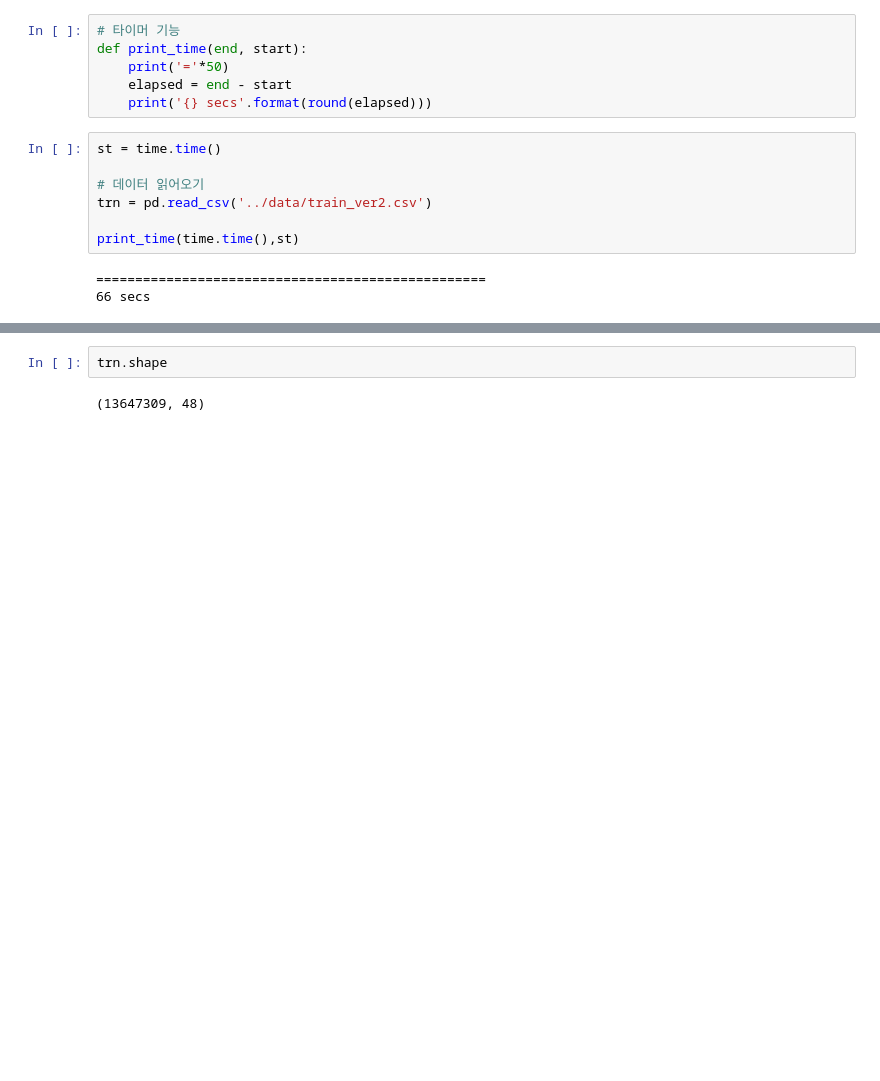
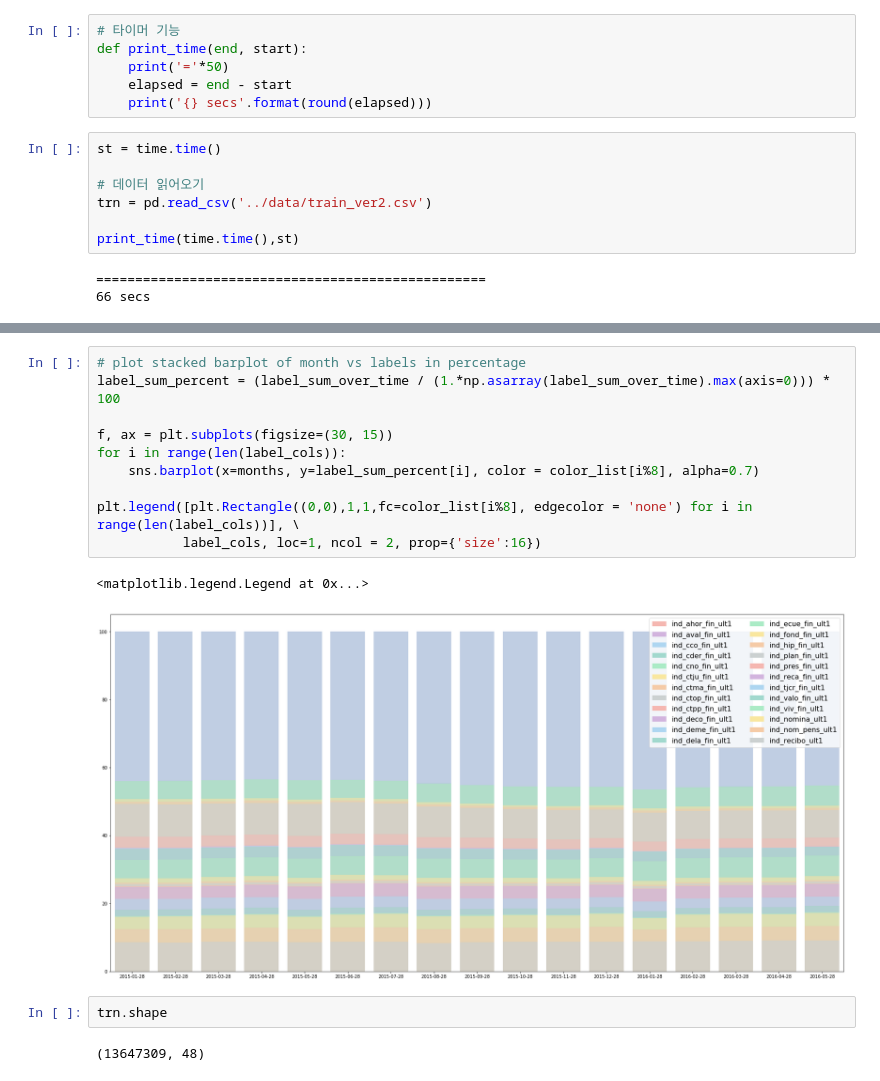
Before and after one commit to jsrimr/kaggle_santaner, a Jupyter notebook: kaggle_santander_product_recommendation/ipynb/01 Data.ipynb, the cells around one changed output, grey strips where cells are left out. Cells and saved outputs as stored; diff of their text form; blank space fills up the shorter version.

```diff
--- a/kaggle_santander_product_recommendation/ipynb/01 Data.ipynb
+++ b/kaggle_santander_product_recommendation/ipynb/01 Data.ipynb
@@ -178,3 +168,16 @@ freq              7960220
+# %%
+# plot stacked barplot of month vs labels in percentage
+label_sum_percent = (label_sum_over_time / (1.*np.asarray(label_sum_over_time).max(axis=0))) * 100
+
+f, ax = plt.subplots(figsize=(30, 15))
+for i in range(len(label_cols)):
+    sns.barplot(x=months, y=label_sum_percent[i], color = color_list[i%8], alpha=0.7)
+
+plt.legend([plt.Rectangle((0,0),1,1,fc=color_list[i%8], edgecolor = 'none') for i in range(len(label_cols))], \
+           label_cols, loc=1, ncol = 2, prop={'size':16})
+# %% [output]
+<matplotlib.legend.Legend at 0x...>
+[figure, added]
 # %%
 trn.shape
 # %% [output]
```
Also changed, not shown: parts of 25 cells of this notebook.
